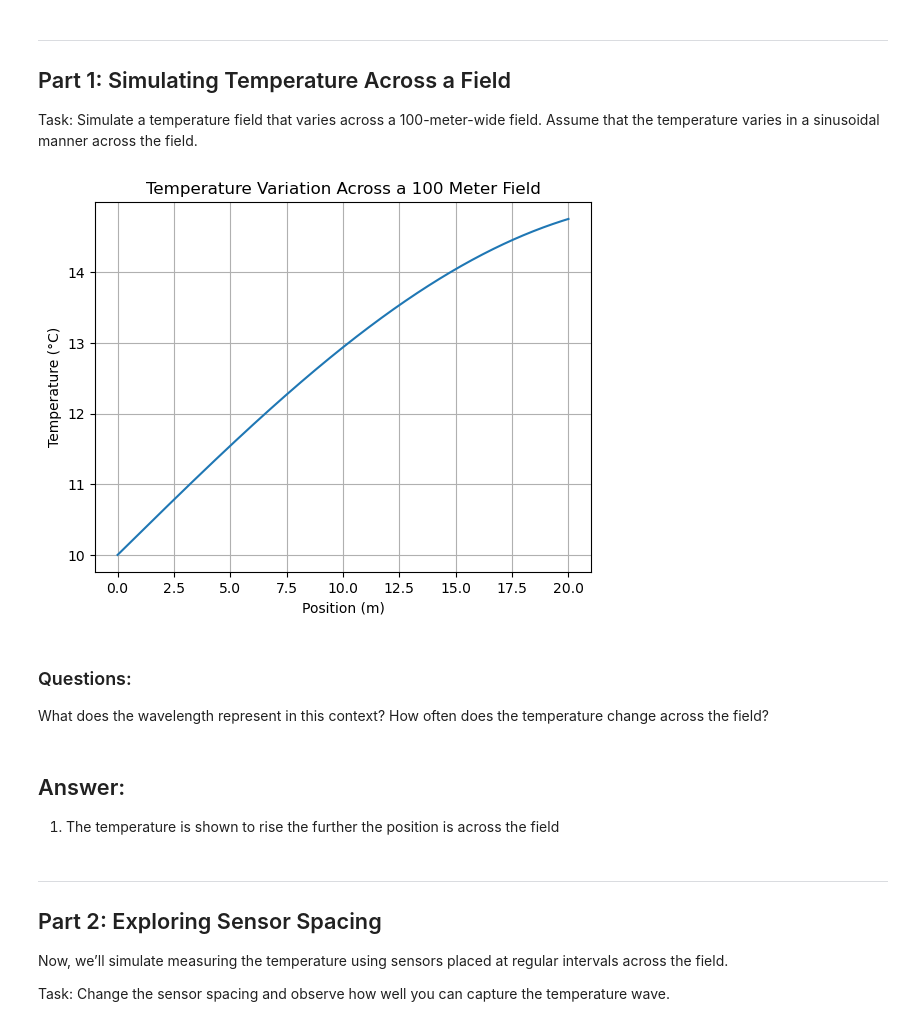
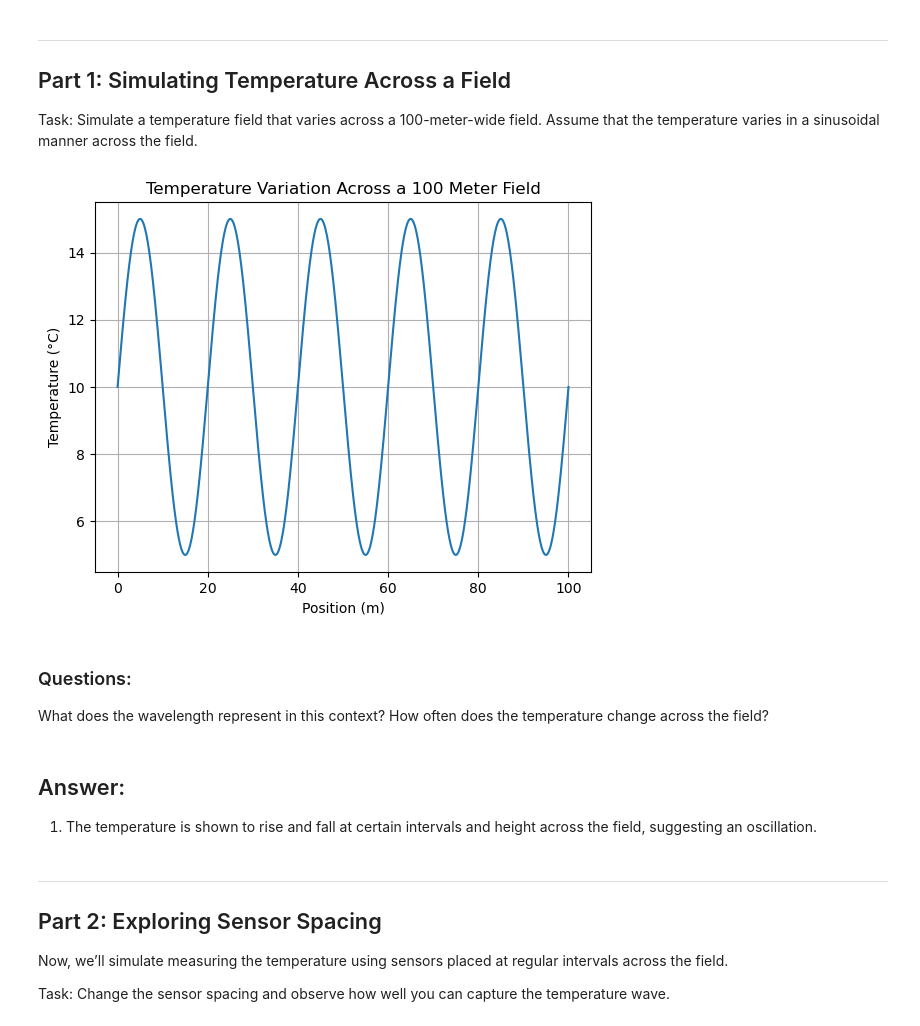
Before and after one commit to KarlOsric/meteo203-2425-mendoza, a Jupyter notebook: exercises/exercise_03_wavenumbers.ipynb, the cells around one changed output. Saved outputs shown, nothing was run; the diff lists cells and outputs as text; code cells hidden in the pictures.

Commit message:
Revised activity 03 for further clarification

```diff
--- a/exercises/exercise_03_wavenumbers.ipynb
+++ b/exercises/exercise_03_wavenumbers.ipynb
@@ -13,36 +13,36 @@ Task: Simulate a temperature field that varies across a 100-meter-wide field. As
 # %%
 import numpy as np
 import matplotlib.pyplot as plt
 
 # Define the length of the field
-L = 20 # in meters
+L = 100 # in meters
 
 # Define the wavelength of the temperature wave (e.g., temperature changes every 20 meters)
-wavelength = 100  # meters
+wavelength = 20  # meters
 k = 2 * np.pi / wavelength  # wavenumber
 
 # Generate positions across the field (fine resolution)
 x_fine = np.linspace(0, L, 1000)  # 1000 points across the field
 
 # Generate the temperature variation across the field
 temperature = 10 + 5 * np.sin(k * x_fine)  # Sinusoidal temperature wave
 
 # Plot the temperature variation
 plt.plot(x_fine, temperature)
 plt.title("Temperature Variation Across a 100 Meter Field")
 plt.xlabel("Position (m)")
 plt.ylabel("Temperature (°C)")
 plt.grid(True)
 plt.show()
 # %% [output]
-[figure, old version]
+[figure, new version]
 # %% [markdown]
 ### Questions:
 
 What does the wavelength represent in this context? How often does the temperature change across the field?
 # %% [markdown]
 ## Answer:
-1. The temperature is shown to rise the further the position is across the field
+1. The temperature is shown to rise and fall at certain intervals and height across the field, suggesting an oscillation.
 # %% [markdown]
 ---
 ## Part 2: Exploring Sensor Spacing
```
Also changed, not shown: parts of 7 cells of this notebook.
